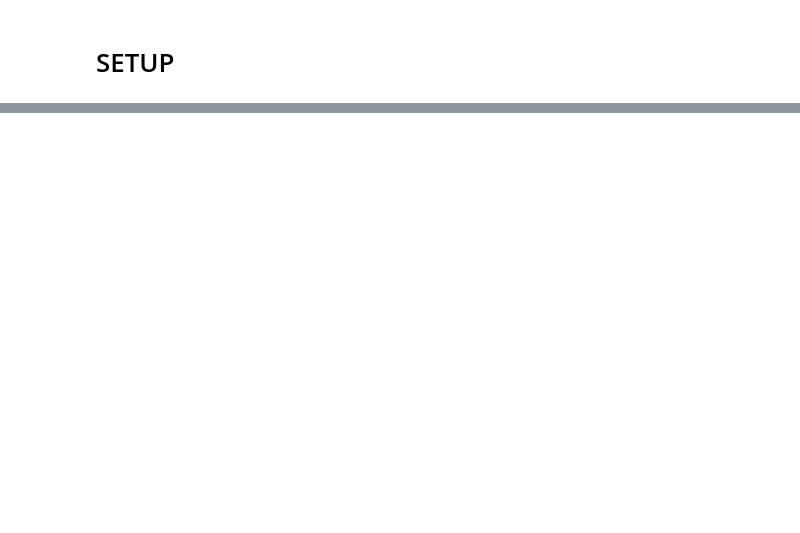
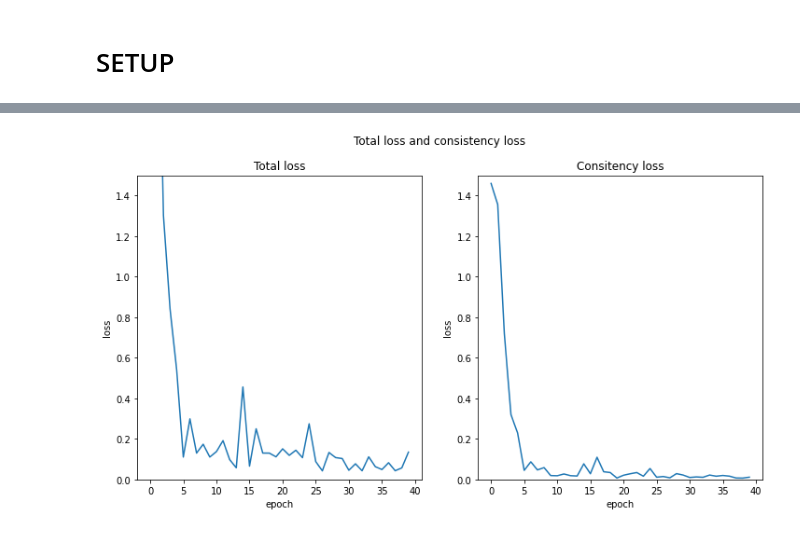
Before and after one commit to juanpb27/ssl_objects_detection, a Jupyter notebook: notebooks/multiple_particle_tracking.ipynb, the cells around one changed output, grey strips where cells are left out. Cells and saved outputs as stored; diff of their text form; code cells hidden in the pictures; blank space fills up the shorter version.

```diff
--- a/notebooks/multiple_particle_tracking.ipynb
+++ b/notebooks/multiple_particle_tracking.ipynb
@@ -76,7 +36,7 @@ from deeptrack.models.lodestar.equivariances import (
 # Transformations
 a = Affine(translate = lambda: [np.random.randn() * 2] * 2)
 b = Affine(rotate = lambda: np.random.rand() * 2 * np.pi * 2)
-c = Affine(scale = lambda: [np.random.uniform(low=0.7, high=2)] * 2)
+c = Affine(scale = lambda: [np.random.uniform(low=0.5, high=2)] * 2)
 # %%
 # Define default transformations
 DEFAULT_TRANSFORMATION_FUNCTION2 = c >> b >> a
@@ -128,4 +182,4 @@ generatorUTB = LodeSTARGeneratorUTB
 # %%
 model = dt.models.LodeSTAR(input_shape=(None, None, 1))
 # %%
-model.data_generator = generatorUTB
+model.data_generator = LodeSTARGeneratorUTB
@@ -132,5 +201,7 @@ model.data_generator = generatorUTB
 # %%
-model.fit(
+#@title
+# Training
+history = model.fit(
     train_set,
     epochs=40,
     batch_size=8,
@@ -158,0 +230,22 @@ Epoch 40/40
+# %%
+# list all data in history
+# print(history.history.keys())
+
+#Summarize history for total_loss and consistency_loss
+fig, (ax1, ax2) = plt.subplots(1, 2, figsize=(12,6))
+fig.suptitle('Total loss and consistency loss')
+
+ax1.plot(history.history['total_loss'])
+ax1.set_title('Total loss')
+ax1.set(xlabel='epoch', ylabel='loss')
+ax1.set_ylim([0, 1.5])
+# ax1.legend(['train', 'test'], loc='upper left')
+
+ax2.plot(history.history['consistency_loss'])
+ax2.set_title('Consitency loss')
+ax2.set(xlabel='epoch', ylabel='loss')
+ax2.set_ylim([0, 1.5])
+
+plt.show()
+# %% [output]
+[figure, added]
```
Also changed, not shown: parts of 50 cells of this notebook.
